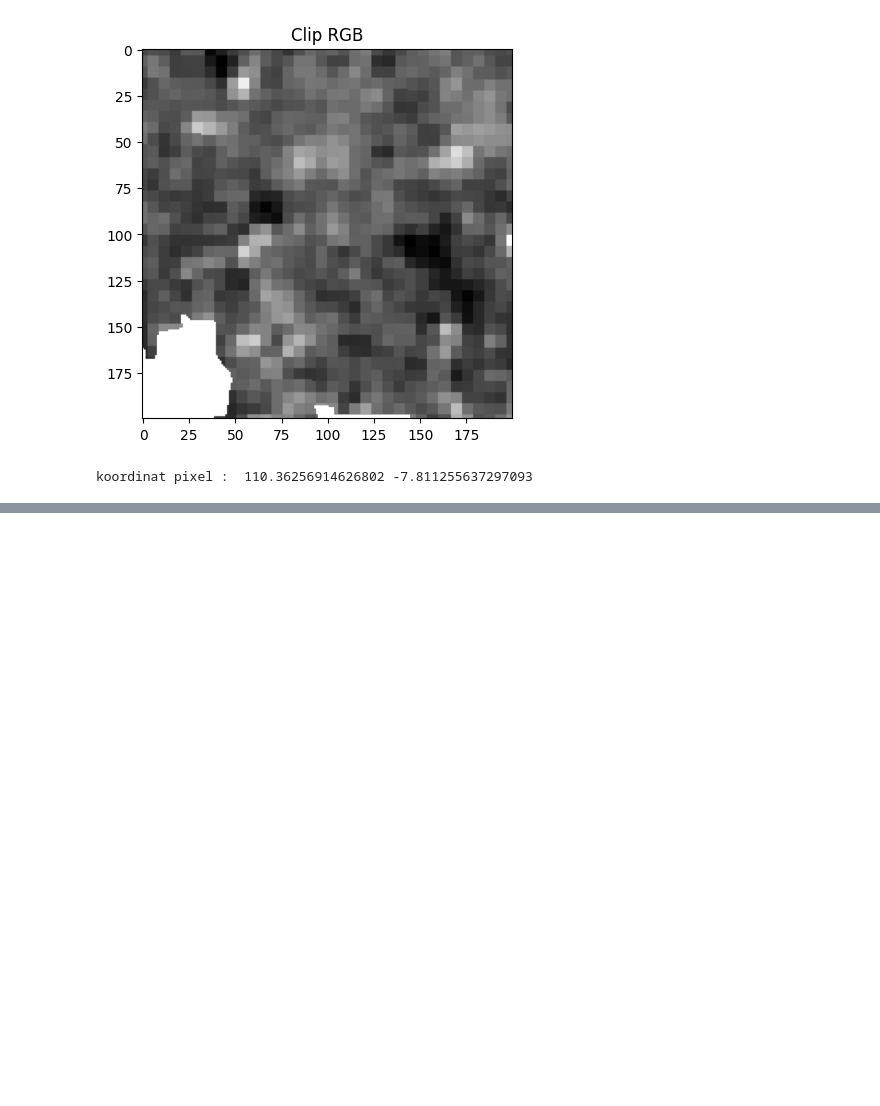
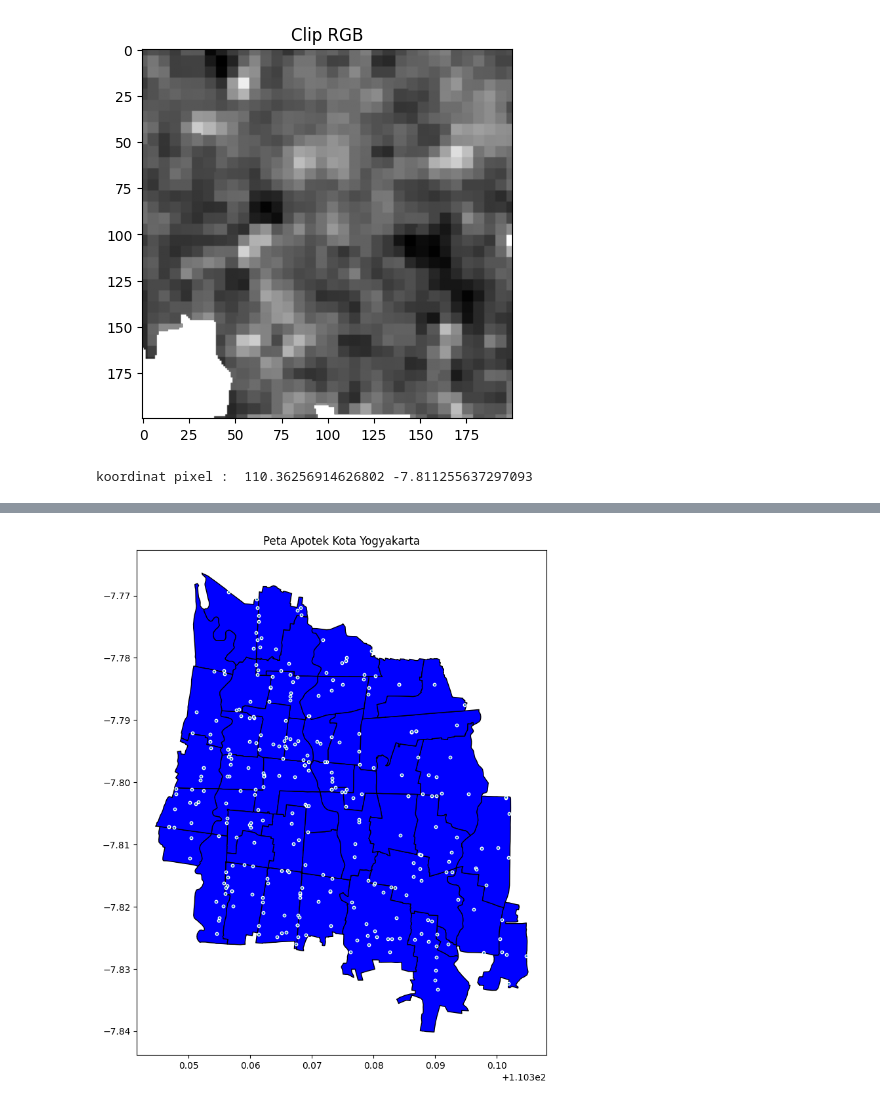
Before and after one commit to makinoharuy/python_geospatial_learning, a Jupyter notebook: belajar_python_geospatial.ipynb, the cells around one changed output, grey strips where cells are left out. Drawn from its saved outputs; the diff is of its cells as text; code cells hidden in the pictures; blank space fills up the shorter version.

```diff
--- a/belajar_python_geospatial.ipynb
+++ b/belajar_python_geospatial.ipynb
@@ -1253,0 +1355,10 @@ koordinat pixel :  110.36256914626802 -7.811255637297093
+# %%
+fig, ax = plt.subplots(figsize=(10,10))
+
+administrasi.plot(ax=ax, edgecolor='black', facecolor='blue')
+apotek.plot(ax=ax, edgecolor='white', markersize=10)
+
+ax.set_title("Peta Apotek Kota Yogyakarta")
+plt.show()
+# %% [output]
+[figure, added]
```
Also changed, not shown: parts of 20 cells of this notebook.
